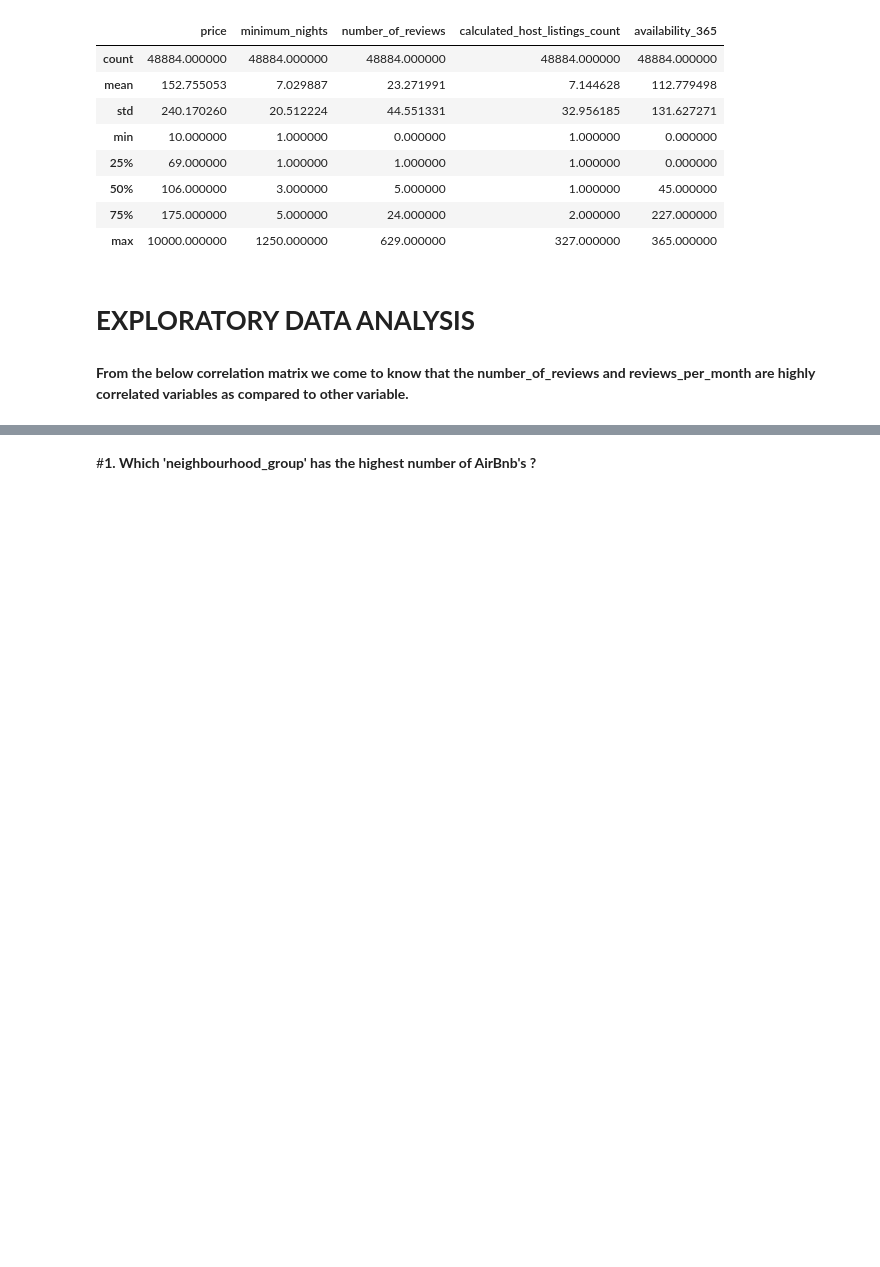
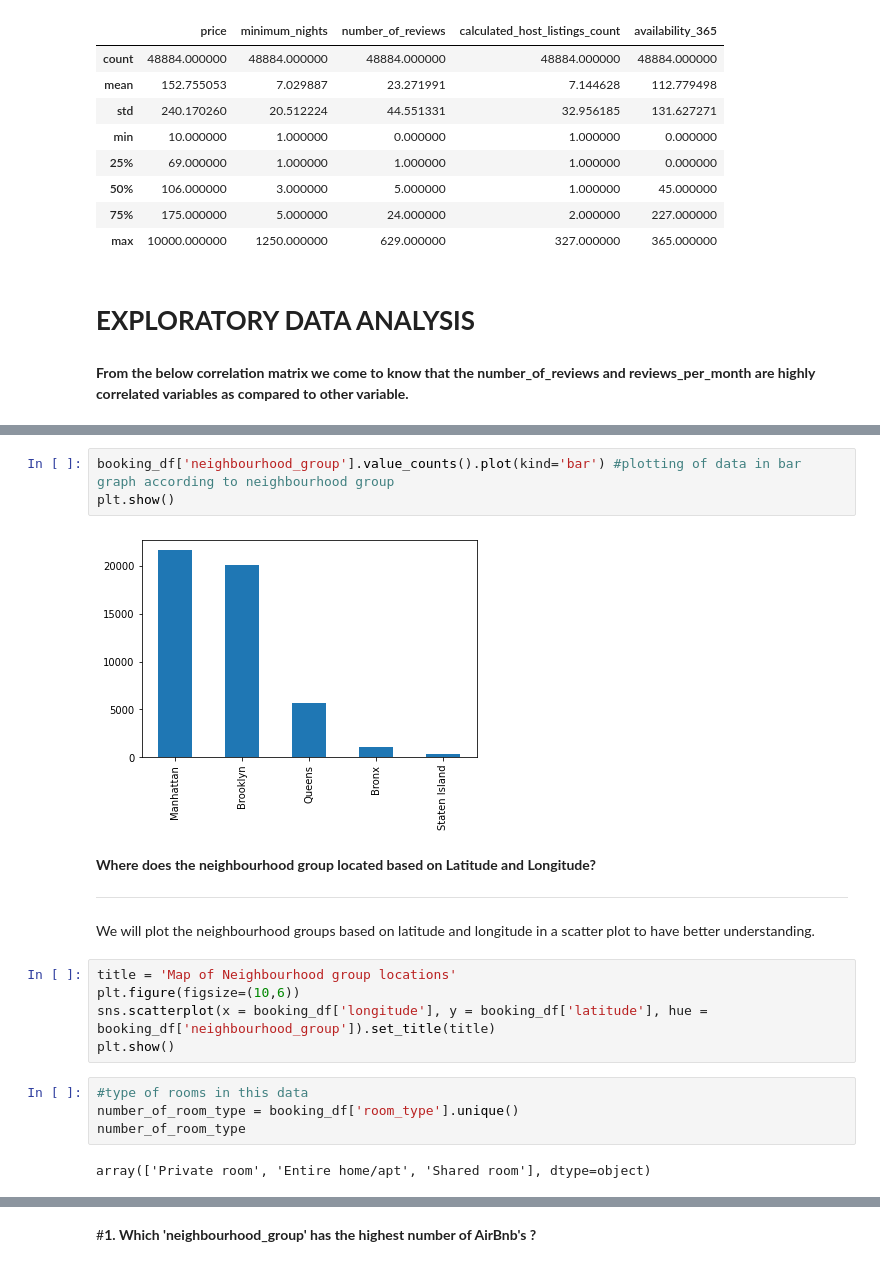
Before and after one commit to figureandfacts/Capstone-Project-Airbnb-Analysis, a Jupyter notebook: EDA_Capstone_Project_Airbnb_Booking_Analysis.ipynb, the cells around one changed output, grey strips where cells are left out. Saved outputs shown, nothing was run; the diff lists cells and outputs as text; blank space fills up the shorter version.

```diff
--- a/EDA_Capstone_Project_Airbnb_Booking_Analysis.ipynb
+++ b/EDA_Capstone_Project_Airbnb_Booking_Analysis.ipynb
@@ -245,0 +278,23 @@ plt.show()
+# %%
+booking_df['neighbourhood_group'].value_counts().plot(kind='bar') #plotting of data in bar graph according to neighbourhood group
+plt.show()
+# %% [output]
+[figure, added]
+# %% [markdown]
+**Where does the neighbourhood group located based on Latitude and Longitude?**
+
+---
+
+
+We will plot the neighbourhood groups based on latitude and longitude in a scatter plot to have better understanding.
+# %%
+title = 'Map of Neighbourhood group locations'
+plt.figure(figsize=(10,6))
+sns.scatterplot(x = booking_df['longitude'], y = booking_df['latitude'], hue = booking_df['neighbourhood_group']).set_title(title)
+plt.show()
+# %%
+#type of rooms in this data
+number_of_room_type = booking_df['room_type'].unique()
+number_of_room_type
+# %% [output]
+array(['Private room', 'Entire home/apt', 'Shared room'], dtype=object)
```
Also changed, not shown: parts of 39 cells of this notebook.
